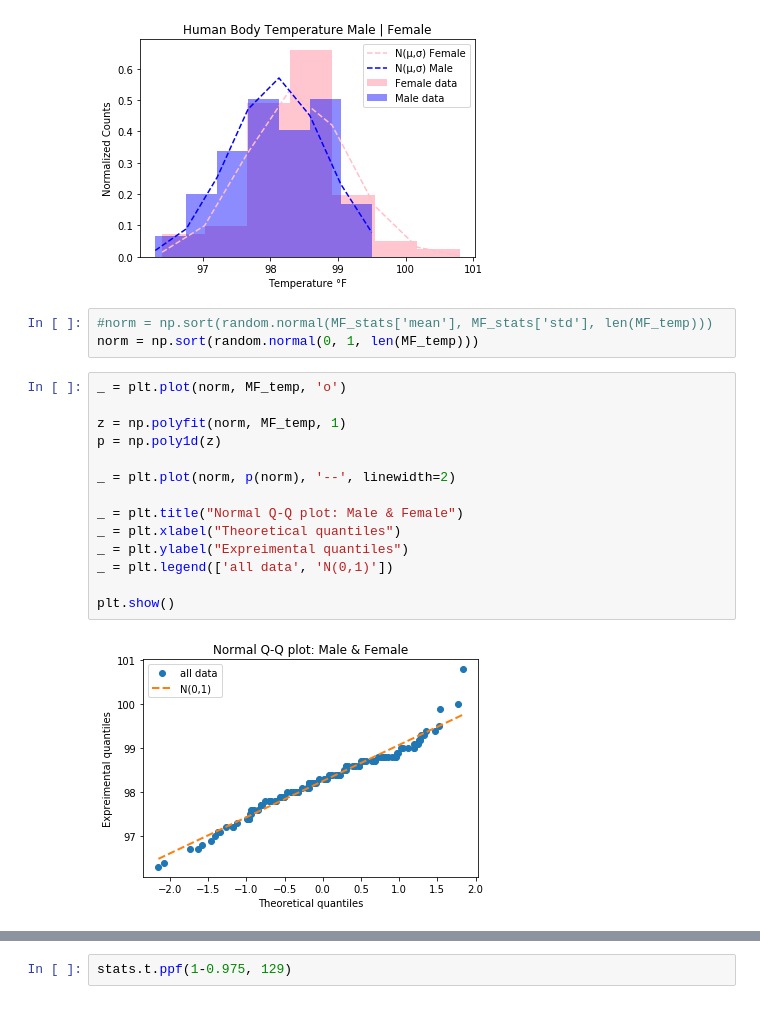
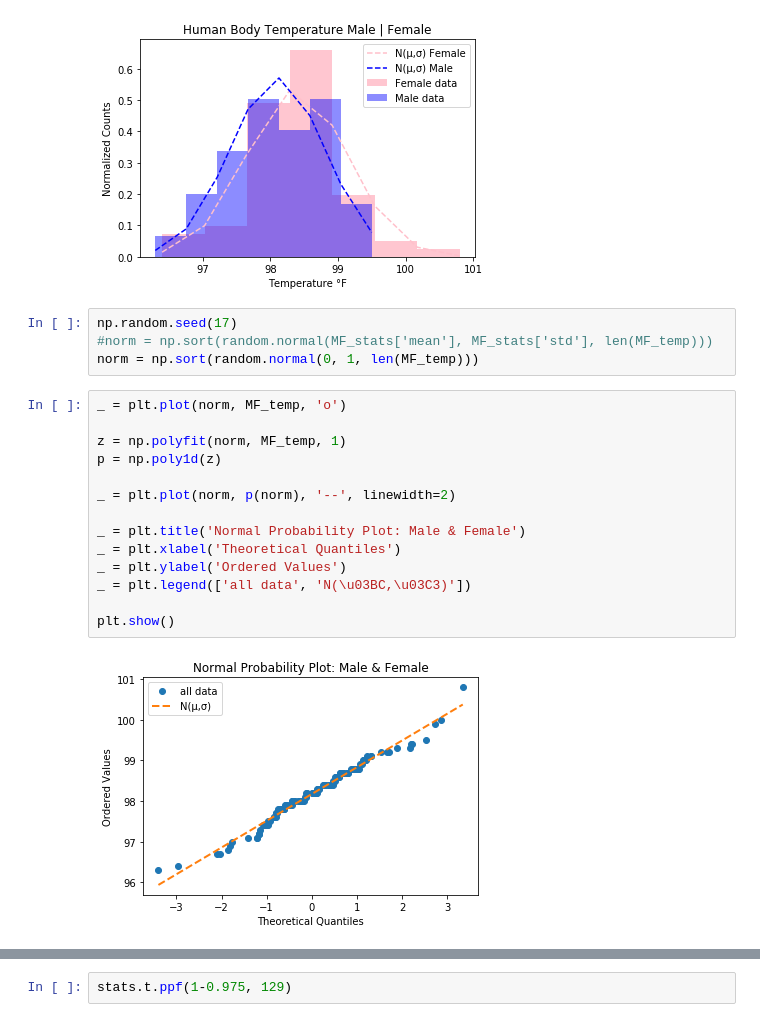
Before and after one commit to bpgpharma/human_temp, a Jupyter notebook: human_temp/sliderule_dsi_inferential_statistics_exercise_1.ipynb, the cells around one changed output, grey strips where cells are left out. Saved outputs shown, nothing was run; the diff lists cells and outputs as text.

```diff
--- a/human_temp/sliderule_dsi_inferential_statistics_exercise_1.ipynb
+++ b/human_temp/sliderule_dsi_inferential_statistics_exercise_1.ipynb
@@ -299,21 +305,22 @@ plt.show()
 # %% [output]
 [figure]
 # %%
+np.random.seed(17)
 #norm = np.sort(random.normal(MF_stats['mean'], MF_stats['std'], len(MF_temp)))
 norm = np.sort(random.normal(0, 1, len(MF_temp)))
 # %%
 _ = plt.plot(norm, MF_temp, 'o')
 
 z = np.polyfit(norm, MF_temp, 1)
 p = np.poly1d(z)
 
 _ = plt.plot(norm, p(norm), '--', linewidth=2)
 
-_ = plt.title("Normal Q-Q plot: Male & Female")
-_ = plt.xlabel("Theoretical quantiles")
-_ = plt.ylabel("Expreimental quantiles")
-_ = plt.legend(['all data', 'N(0,1)'])
+_ = plt.title('Normal Probability Plot: Male & Female')
+_ = plt.xlabel('Theoretical Quantiles')
+_ = plt.ylabel('Ordered Values')
+_ = plt.legend(['all data', 'N(\u03BC,\u03C3)'])
 
 plt.show()
 # %% [output]
-[figure, old version]
+[figure, new version]
```
Also changed, not shown: parts of 19 cells of this notebook.
